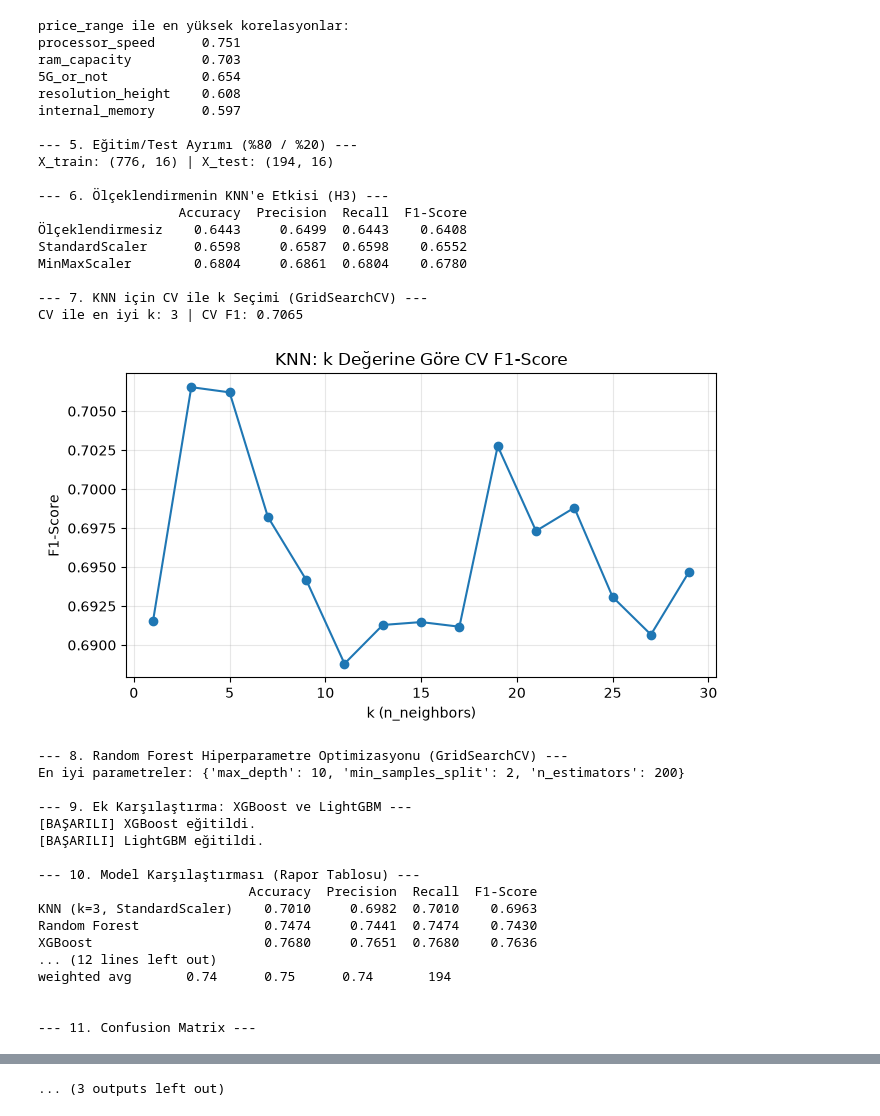
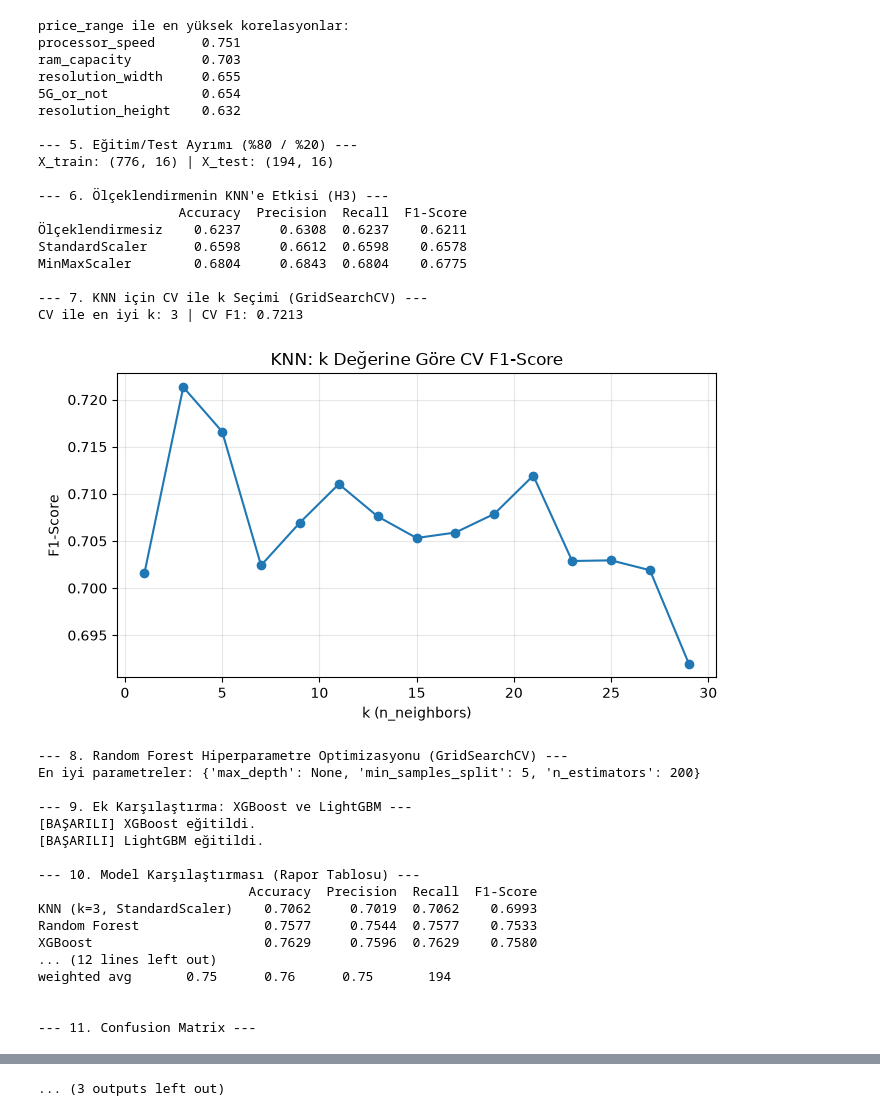
Before and after one commit to mertalidag14/Mobile-Price-Range, a Jupyter notebook: v2_gercek_telefon_analizi/PROJE_gercek.ipynb, the cells around one changed output, grey strips where cells are left out. Drawn from its saved outputs; the diff is of its cells as text; code cells hidden in the pictures.

Commit message:
Ters girilmiş ekran çözünürlüğü (39 telefon) düzeltildi, v2 analizi ve site modeli yeniden eğitildi; README başlıklarına emojiler geri eklendi

```diff
--- a/v2_gercek_telefon_analizi/PROJE_gercek.ipynb
+++ b/v2_gercek_telefon_analizi/PROJE_gercek.ipynb
@@ -62,6 +62,10 @@ df = ham.copy()
 print("Eksik değerler:\n", df[OZELLIKLER].isnull().sum()[lambda s: s > 0].to_string())
 # Hızlı şarj yoksa watt değeri boş: 0 yap
 df["fast_charging"] = df["fast_charging"].fillna(0)
+# Ekran çözünürlüğü bazı telefonlarda ters girilmiş (genişlik > yükseklik, ör. 2400 × 1080): yerlerini değiştir
+ters = df["resolution_width"] > df["resolution_height"]
+print(f"Çözünürlüğü ters girilmiş {ters.sum()} telefon düzeltildi (genişlik ↔ yükseklik).")
+df.loc[ters, ["resolution_width", "resolution_height"]] = df.loc[ters, ["resolution_height", "resolution_width"]].values
 # Diğer az sayıdaki eksik değerleri medyan ile doldur
 for sutun in ["processor_speed", "num_cores", "battery_capacity", "primary_camera_front"]:
     df[sutun] = df[sutun].fillna(df[sutun].median())
@@ -308,24 +312,24 @@ tecno        33
 price_range ile en yüksek korelasyonlar:
 processor_speed      0.751
 ram_capacity         0.703
+resolution_width     0.655
 5G_or_not            0.654
-resolution_height    0.608
-internal_memory      0.597
+resolution_height    0.632
 
 --- 5. Eğitim/Test Ayrımı (%80 / %20) ---
 X_train: (776, 16) | X_test: (194, 16)
 
 --- 6. Ölçeklendirmenin KNN'e Etkisi (H3) ---
                   Accuracy  Precision  Recall  F1-Score
-Ölçeklendirmesiz    0.6443     0.6499  0.6443    0.6408
-StandardScaler      0.6598     0.6587  0.6598    0.6552
-MinMaxScaler        0.6804     0.6861  0.6804    0.6780
+Ölçeklendirmesiz    0.6237     0.6308  0.6237    0.6211
+StandardScaler      0.6598     0.6612  0.6598    0.6578
+MinMaxScaler        0.6804     0.6843  0.6804    0.6775
 
 --- 7. KNN için CV ile k Seçimi (GridSearchCV) ---
-CV ile en iyi k: 3 | CV F1: 0.7065
+CV ile en iyi k: 3 | CV F1: 0.7213
-[figure, old version]
+[figure, new version]
 --- 8. Random Forest Hiperparametre Optimizasyonu (GridSearchCV) ---
-En iyi parametreler: {'max_depth': 10, 'min_samples_split': 2, 'n_estimators': 200}
+En iyi parametreler: {'max_depth': None, 'min_samples_split': 5, 'n_estimators': 200}
 
 --- 9. Ek Karşılaştırma: XGBoost ve LightGBM ---
 [BAŞARILI] XGBoost eğitildi.
@@ -333,11 +337,11 @@ En iyi parametreler: {'max_depth': 10, 'min_samples_split': 2, 'n_estimators': 2
 
 --- 10. Model Karşılaştırması (Rapor Tablosu) ---
                            Accuracy  Precision  Recall  F1-Score
-KNN (k=3, StandardScaler)    0.7010     0.6982  0.7010    0.6963
-Random Forest                0.7474     0.7441  0.7474    0.7430
-XGBoost                      0.7680     0.7651  0.7680    0.7636
+KNN (k=3, StandardScaler)    0.7062     0.7019  0.7062    0.6993
+Random Forest                0.7577     0.7544  0.7577    0.7533
+XGBoost                      0.7629     0.7596  0.7629    0.7580
 ... (12 lines left out)
-weighted avg       0.74      0.75      0.74       194
+weighted avg       0.75      0.76      0.75       194
 
 
 --- 11. Confusion Matrix ---
```
Also changed, not shown: parts of 1 cell of this notebook, 11 other files.
